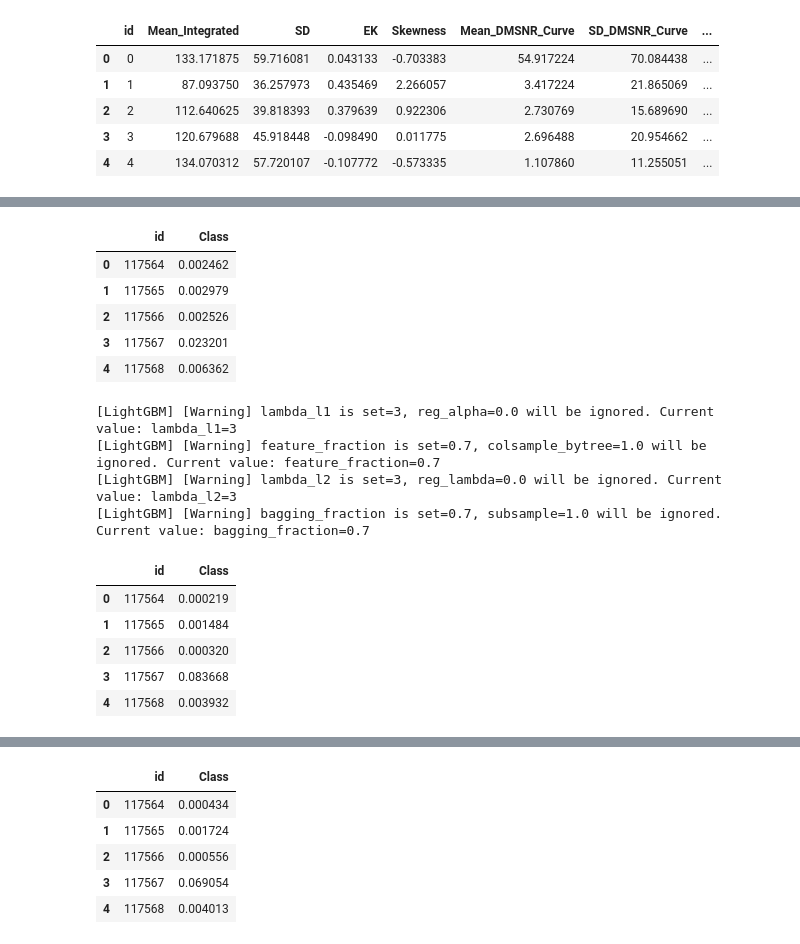
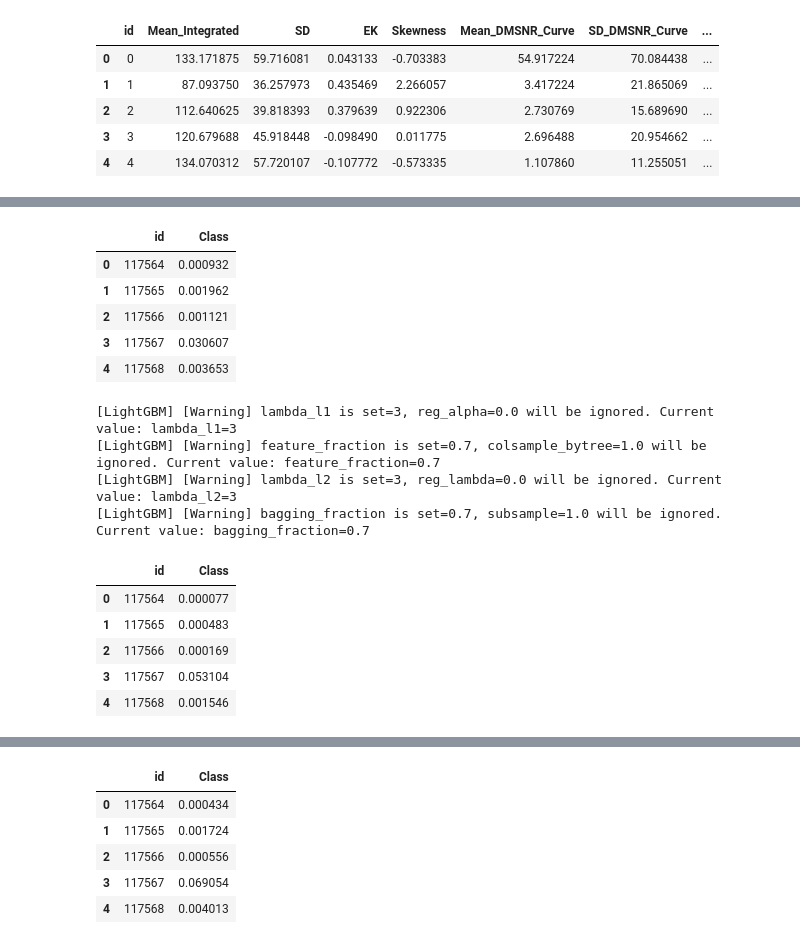
Before and after one commit to Analytics-Data-Science-and-Tech/Analytics_Data_Science, a Jupyter notebook: Tabular-Playground-Series/PS-S3/Ep10/Data_Exploration.ipynb, the cells around one changed output, grey strips where cells are left out. Drawn from its saved outputs; the diff is of its cells as text; code cells hidden in the pictures.

```diff
--- a/Tabular-Playground-Series/PS-S3/Ep10/Data_Exploration.ipynb
+++ b/Tabular-Playground-Series/PS-S3/Ep10/Data_Exploration.ipynb
@@ -73,17 +73,17 @@ file_content_stream_4 = file_object_4.get('Body')
 
 ## Reading data files
 train = pd.read_csv(file_content_stream_1)
-train.drop(columns = 'id', axis = 1, inplace = True)
-train['is_generated'] = 1
+# train.drop(columns = 'id', axis = 1, inplace = True)
+# train['is_generated'] = 1
 
 test = pd.read_csv(file_content_stream_2)
-test['is_generated'] = 1
+# test['is_generated'] = 1
 
 submission = pd.read_csv(file_content_stream_3)
 original = pd.read_csv(file_content_stream_4)
-original['is_generated'] = 0
+# original['is_generated'] = 0
 
-train = pd.concat([train, original], axis = 0)
+# train = pd.concat([train, original], axis = 0)
 # %%
 train.head()
 # %% [output]
@@ -103,29 +103,29 @@ original.head()
 | 3 | 136.750000 | 57.178449 | -0.068415 | -0.636238 | 3.642977 | 20.959280 | 6.896499 | ... |
 | 4 | 88.726562 | 40.672225 | 0.600866 | 1.123492 | 1.178930 | 11.468720 | 14.269573 | ... |
 # %%
-X = train.drop(columns = ['Class'], axis = 1)
+X = train.drop(columns = ['id', 'Class'], axis = 1)
 Y = train['Class']
 
 test_baseline = test.drop(columns = ['id'], axis = 1)
 
-GBC_md = GradientBoostingClassifier(n_estimators = 500,
+GBC_md = GradientBoostingClassifier(n_estimators = 1000,
                                     max_depth = 3,
                                     learning_rate = 0.01,
                                     min_samples_split = 2,
                                     min_samples_leaf = 2).fit(X, Y)
 
 GBC_pred = GBC_md.predict_proba(test_baseline)[:, 1]
 submission['Class'] = GBC_pred
 submission.head()
 # %% [output]
 |  | id | Class |
-| 0 | 117564 | 0.002462 |
-| 1 | 117565 | 0.002979 |
-| 2 | 117566 | 0.002526 |
-| 3 | 117567 | 0.023201 |
-| 4 | 117568 | 0.006362 |
+| 0 | 117564 | 0.000932 |
+| 1 | 117565 | 0.001962 |
+| 2 | 117566 | 0.001121 |
+| 3 | 117567 | 0.030607 |
+| 4 | 117568 | 0.003653 |
 # %%
-X = train.drop(columns = ['Class'], axis = 1)
+X = train.drop(columns = ['id', 'Class'], axis = 1)
 Y = train['Class']
 
 test_baseline = test.drop(columns = ['id'], axis = 1)
@@ -136,7 +136,8 @@ GBC_md = GradientBoostingClassifier(n_estimators = 1000,
                                     min_samples_split = 2,
                                     min_samples_leaf = 2).fit(X, Y)
 
-lgb_md = LGBMClassifier(n_estimators = 1000,
+lgb_md = LGBMClassifier(objective = 'binary',
+                        n_estimators = 1000,
                         max_depth = 3,
                         learning_rate = 0.01,
                         num_leaves = 20,
@@ -165,12 +166,29 @@ cat_md = CatBoostClassifier(loss_function = 'Logloss',
                             verbose = False,
                             task_type = 'CPU').fit(X, Y)
 
+GBC_pred_train = GBC_md.predict_proba(X)[:, 1]
+lgb_pred_train = lgb_md.predict_proba(X)[:, 1]
+xgb_pred_train = xgb_md.predict_proba(X)[:, 1]
+cat_pred_train = cat_md.predict_proba(X)[:, 1]
+
 GBC_pred = GBC_md.predict_proba(test_baseline)[:, 1]
 lgb_pred = lgb_md.predict_proba(test_baseline)[:, 1]
 xgb_pred = xgb_md.predict_proba(test_baseline)[:, 1]
 cat_pred = cat_md.predict_proba(test_baseline)[:, 1]
 
-ens_preds = 0.01*GBC_pred + 0.34*lgb_pred + 0.3*xgb_pred + 0.35*cat_pred
+isor = IsotonicRegression(out_of_bounds = 'clip').fit(GBC_pred_train, Y)
+GBC_pred_calibrated = isor.predict(GBC_pred)
+
+isor = IsotonicRegression(out_of_bounds = 'clip').fit(lgb_pred_train, Y)
+lgb_pred_calibrated = isor.predict(lgb_pred)
+
+isor = IsotonicRegression(out_of_bounds = 'clip').fit(xgb_pred_train, Y)
+xgb_pred_calibrated = isor.predict(xgb_pred)
+
+isor = IsotonicRegression(out_of_bounds = 'clip').fit(cat_pred_train, Y)
+cat_pred_calibrated = isor.predict(lgb_pred)
+
+ens_preds = 0.01*GBC_pred_calibrated + 0.34*lgb_pred_calibrated + 0.3*xgb_pred_calibrated + 0.35*cat_pred_calibrated
 submission['Class'] = ens_preds
 submission.head()
 # %% [output]
@@ -179,8 +197,8 @@ submission.head()
 [LightGBM] [Warning] lambda_l2 is set=3, reg_lambda=0.0 will be ignored. Current value: lambda_l2=3
 [LightGBM] [Warning] bagging_fraction is set=0.7, subsample=1.0 will be ignored. Current value: bagging_fraction=0.7
 |  | id | Class |
-| 0 | 117564 | 0.000219 |
-| 1 | 117565 | 0.001484 |
-| 2 | 117566 | 0.000320 |
-| 3 | 117567 | 0.083668 |
-| 4 | 117568 | 0.003932 |
+| 0 | 117564 | 0.000077 |
+| 1 | 117565 | 0.000483 |
+| 2 | 117566 | 0.000169 |
+| 3 | 117567 | 0.053104 |
+| 4 | 117568 | 0.001546 |
```
Also changed, not shown: parts of 12 cells of this notebook.
